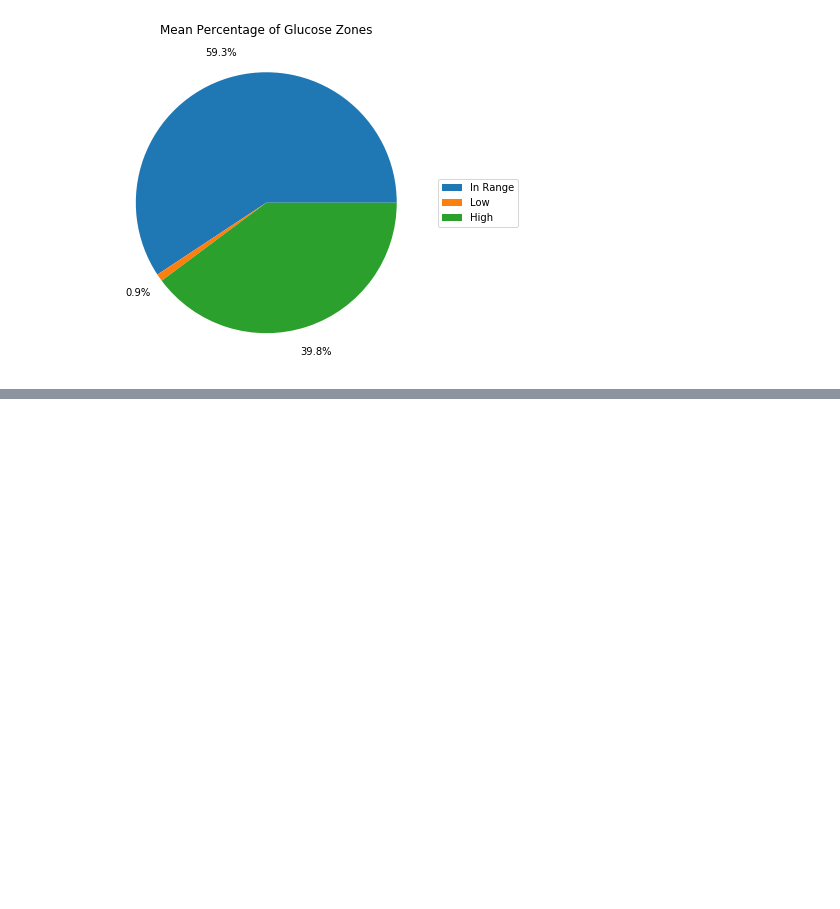
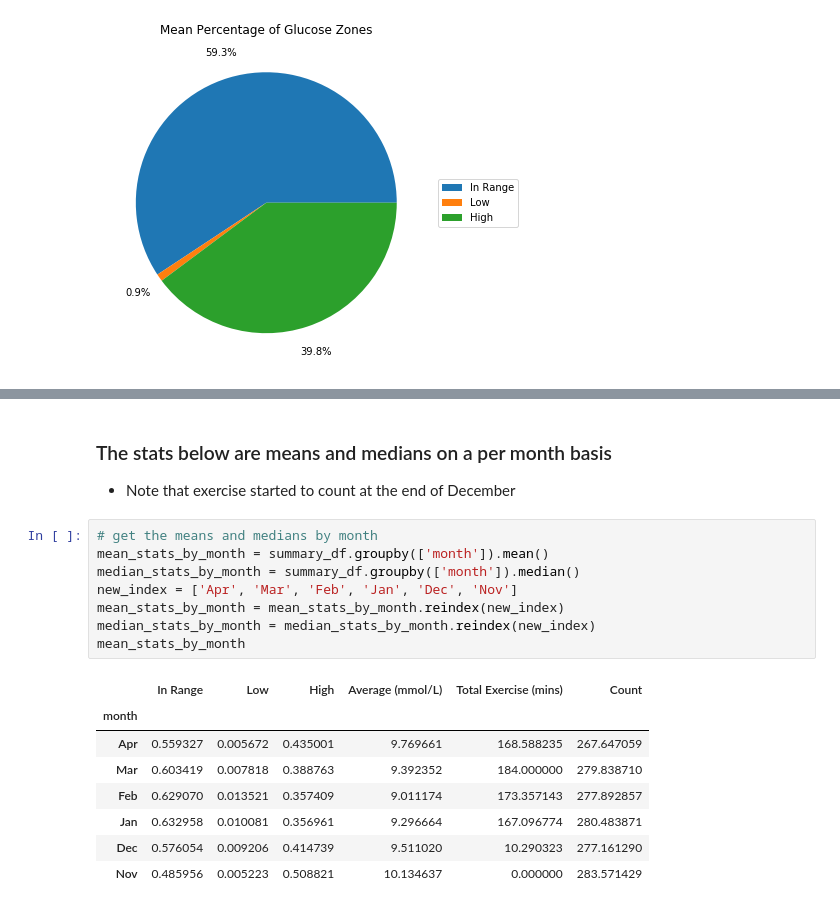
Before and after one commit to nico-palmar/glucose_data_exploration, a Jupyter notebook: initial_exploration.ipynb, the cells around one changed output, grey strips where cells are left out. Saved outputs shown, nothing was run; the diff lists cells and outputs as text; blank space fills up the shorter version.

```diff
--- a/initial_exploration.ipynb
+++ b/initial_exploration.ipynb
@@ -170,0 +190,20 @@ plt.legend(labels=labels, loc='center left', bbox_to_anchor=(1.01, 0.5))
+# %% [markdown]
+### The stats below are means and medians on a per month basis
+- Note that exercise started to count at the end of December
+# %%
+# get the means and medians by month
+mean_stats_by_month = summary_df.groupby(['month']).mean()
+median_stats_by_month = summary_df.groupby(['month']).median()
+new_index = ['Apr', 'Mar', 'Feb', 'Jan', 'Dec', 'Nov']
+mean_stats_by_month = mean_stats_by_month.reindex(new_index)
+median_stats_by_month = median_stats_by_month.reindex(new_index)
+mean_stats_by_month
+# %% [output]
+|  | In Range | Low | High | Average (mmol/L) | Total Exercise (mins) | Count |
+| month |  |  |  |  |  |  |
+| Apr | 0.559327 | 0.005672 | 0.435001 | 9.769661 | 168.588235 | 267.647059 |
+| Mar | 0.603419 | 0.007818 | 0.388763 | 9.392352 | 184.000000 | 279.838710 |
+| Feb | 0.629070 | 0.013521 | 0.357409 | 9.011174 | 173.357143 | 277.892857 |
+| Jan | 0.632958 | 0.010081 | 0.356961 | 9.296664 | 167.096774 | 280.483871 |
+| Dec | 0.576054 | 0.009206 | 0.414739 | 9.511020 | 10.290323 | 277.161290 |
+| Nov | 0.485956 | 0.005223 | 0.508821 | 10.134637 | 0.000000 | 283.571429 |
```
Also changed, not shown: parts of 9 cells of this notebook, 1 other file.
